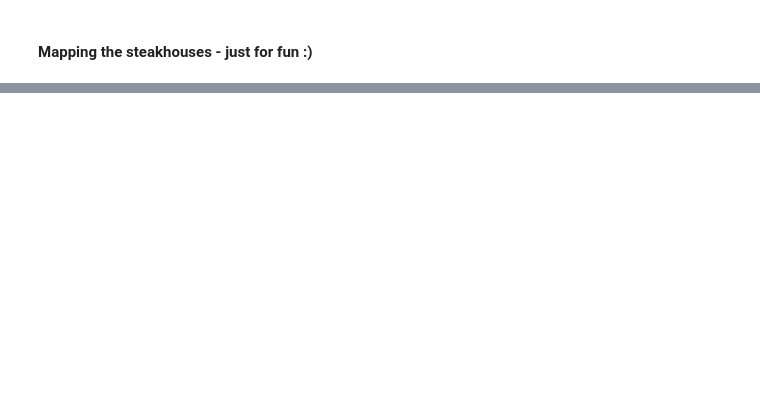
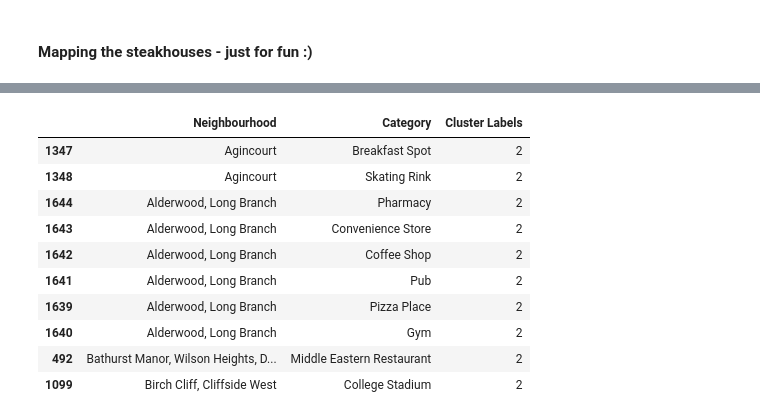
Before and after one commit to bij5500/Coursera_Capstone, a Jupyter notebook: Coursera Capstone ML with Python (IBM) - Part 3.ipynb, the cells around one changed output, grey strips where cells are left out. Saved outputs shown, nothing was run; the diff lists cells and outputs as text; code cells hidden in the pictures; blank space fills up the shorter version.

```diff
--- a/Coursera Capstone ML with Python (IBM) - Part 3.ipynb
+++ b/Coursera Capstone ML with Python (IBM) - Part 3.ipynb
@@ -312,0 +420,16 @@ map_steakhouses
+# %%
+venue_clustered = venue_data_sorted.loc[venue_data_sorted['Cluster Labels'] == 2, venue_data_sorted.columns[[1] + list(range(5, venue_data_sorted.shape[1]))]]
+venue_clustered.groupby(['Neighbourhood','Category']).count()
+venue_clustered.head(10)
+# %% [output]
+|  | Neighbourhood | Category | Cluster Labels |
+| 1347 | Agincourt | Breakfast Spot | 2 |
+| 1348 | Agincourt | Skating Rink | 2 |
+| 1644 | Alderwood, Long Branch | Pharmacy | 2 |
+| 1643 | Alderwood, Long Branch | Convenience Store | 2 |
+| 1642 | Alderwood, Long Branch | Coffee Shop | 2 |
+| 1641 | Alderwood, Long Branch | Pub | 2 |
+| 1639 | Alderwood, Long Branch | Pizza Place | 2 |
+| 1640 | Alderwood, Long Branch | Gym | 2 |
+| 492 | Bathurst Manor, Wilson Heights, D... | Middle Eastern Restaurant | 2 |
+| 1099 | Birch Cliff, Cliffside West | College Stadium | 2 |
```
Also changed, not shown: parts of 16 cells of this notebook.
